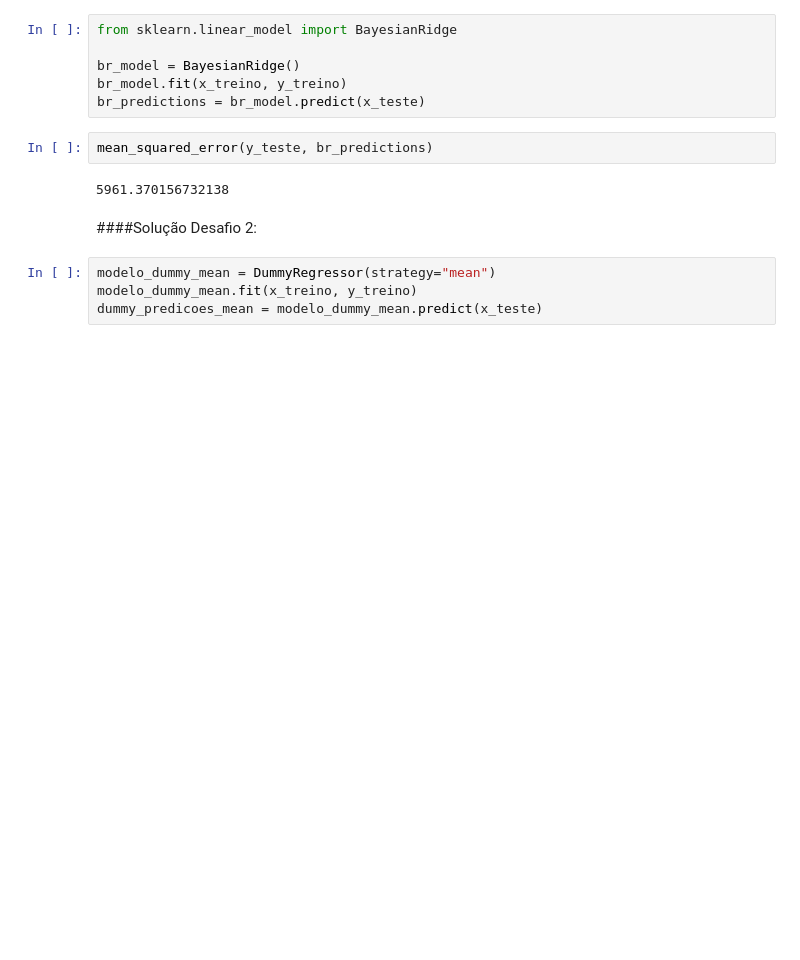
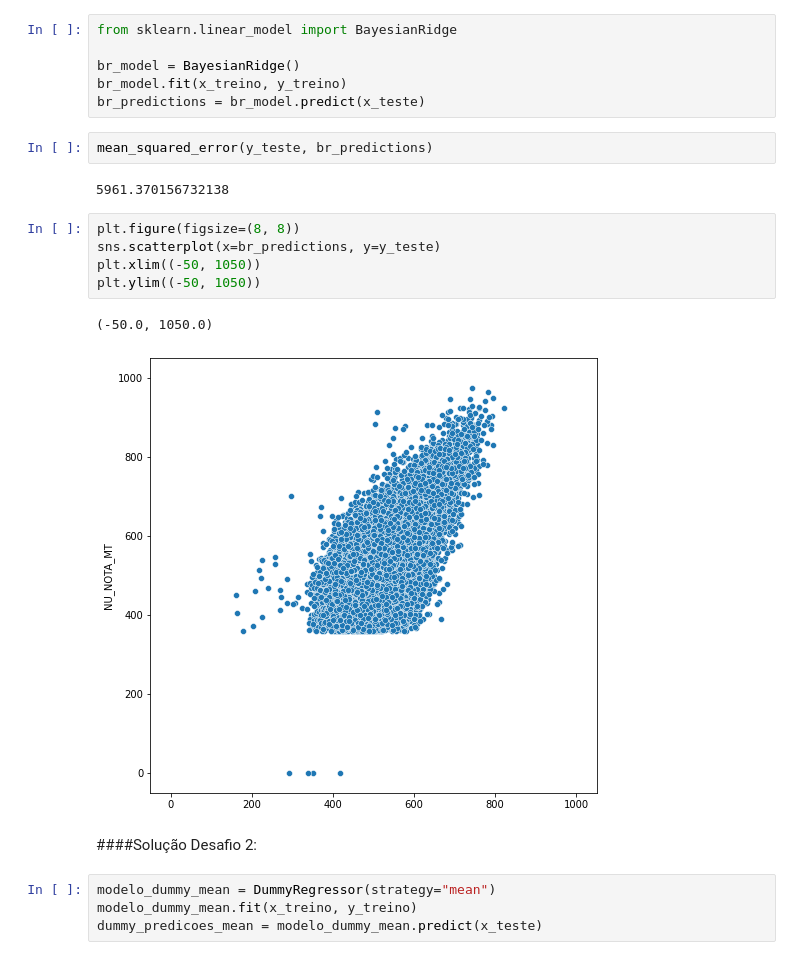
Before and after one commit to VictoralcNunes/AluraImers-oDados, a Jupyter notebook: Aula04.ipynb, the cells around one changed output. Saved outputs shown, nothing was run; the diff lists cells and outputs as text; blank space fills up the shorter version.

```diff
--- a/Aula04.ipynb
+++ b/Aula04.ipynb
@@ -652,6 +652,14 @@ br_predictions = br_model.predict(x_teste)
 mean_squared_error(y_teste, br_predictions)
 # %% [output]
 5961.370156732138
+# %%
+plt.figure(figsize=(8, 8))
+sns.scatterplot(x=br_predictions, y=y_teste)
+plt.xlim((-50, 1050))
+plt.ylim((-50, 1050))
+# %% [output]
+(-50.0, 1050.0)
+[figure, added]
 # %% [markdown]
 ####Solução Desafio 2:
 # %%
```
Also changed, not shown: parts of 1 cell of this notebook.
